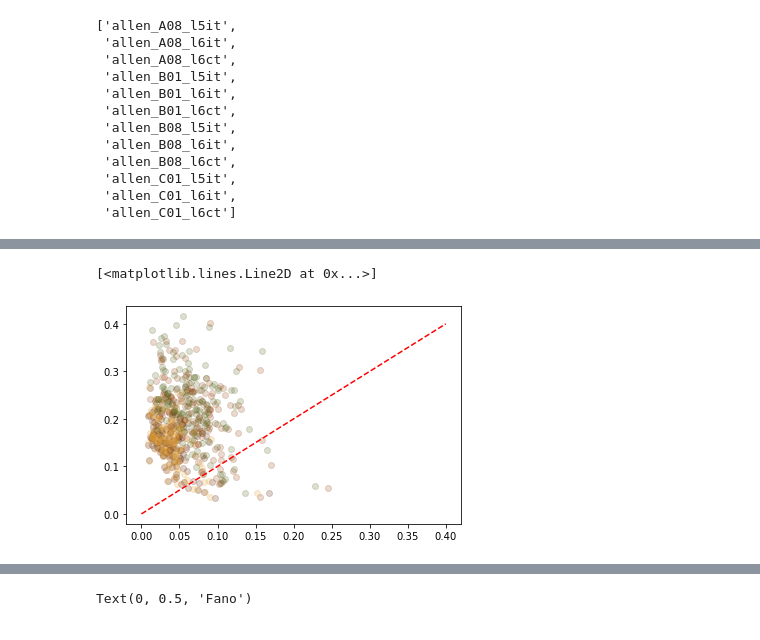
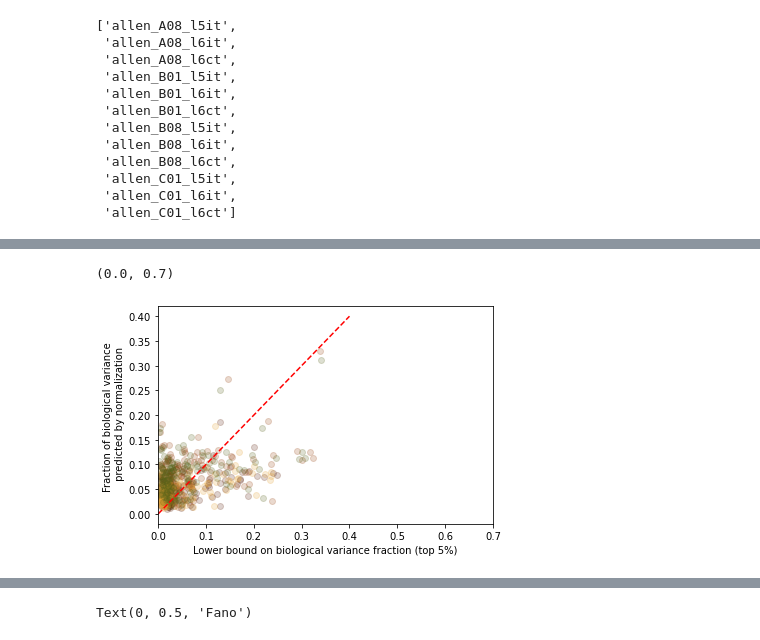
Before and after one commit to gennadygorin/seq-cme-technoise, a Jupyter notebook: gg220601_allen_cellsubtypes_fit.ipynb, the cells around one changed output, grey strips where cells are left out. Saved outputs shown, nothing was run; the diff lists cells and outputs as text; code cells hidden in the pictures.

```diff
--- a/gg220601_allen_cellsubtypes_fit.ipynb
+++ b/gg220601_allen_cellsubtypes_fit.ipynb
@@ -348 +417,7 @@ f_tech_naive = np.asarray(f_tech_naive)
 f_mech = np.asarray(f_mech)
+# %%
+f_tech_naive = []
+for j in range(4):
+    S_d = np.hstack((S_[3*j],S_[3*j+1], S_[3*j+2]))
+    f_tech_naive.append(get_noise_decomp_(S_d,pcount=0,knee_thr=1e3)[:,0])
+f_tech_naive = np.asarray(f_tech_naive)
@@ -380,0 +549,2 @@ vclus = np.asarray(vclus)
+# %%
+f_mech_true = np.asarray(f_mech_true)
@@ -398,12 +578,12 @@ f_mech.shape
 # %%
-for j in range(4):
-    S_d = np.hstack((S_[3*j],S_[3*j+1], S_[3*j+2])).mean(1)
-    x = vclus[j]/varg[j]
-    y = f_mech[j*3]
-    q = np.quantile(S_d,0)
-    gf = S_d>q
-    plt.scatter(x[gf],y[gf],color=Degas[j],alpha=0.2)
-    xl = [0,0.4]
-plt.xlabel('Lower bound on biological variance fraction')
-plt.ylabel('Amount of biological variance predicted by model')
-plt.plot(xl,xl,'r--')
+# for j in range(4):
+#     S_d = np.hstack((S_[3*j],S_[3*j+1], S_[3*j+2])).mean(1)
+#     x = vclus[j]/varg[j]
+#     y = f_mech[j*3]
+#     q = np.quantile(S_d,0)
+#     gf = S_d>q
+#     plt.scatter(x[gf],y[gf],color=Degas[j],alpha=0.2)
+#     xl = [0,0.4]
+# plt.xlabel('Lower bound on biological variance fraction')
+# plt.ylabel('Amount of biological variance predicted by model')
+# plt.plot(xl,xl,'r--')
@@ -413,13 +590,14 @@ plt.plot(xl,xl,'r--')
 # %%
 for j in range(4):
     S_d = np.hstack((S_[3*j],S_[3*j+1], S_[3*j+2])).mean(1)
-    x = vclus[j]/varg[j]
-    y = 1-f_tech_[j]
+    x = f_modelfree[j]
+    y = f_tech_naive[j]
     q = np.quantile(S_d,0)
     gf = S_d>q
     plt.scatter(x[gf],y[gf],color=Degas[j],alpha=0.2)
     xl = [0,0.4]
 plt.xlabel('Lower bound on biological variance fraction')
-plt.ylabel('Fraction of biological variance predicted by normalization')
+plt.ylabel('Fraction of biological variance \n predicted by normalization')
 plt.plot(xl,xl,'r--')
+plt.xlim([0,0.7])
 # %% [output]
@@ -428,16 +606,20 @@ plt.plot(xl,xl,'r--')
 # %%
 for j in range(4):
     S_d = np.hstack((S_[3*j],S_[3*j+1], S_[3*j+2])).mean(1)
-    x = 1-f_tech_[j]
-    y = vclus[j]/varg[j]
+    x = f_modelfree[j]
+    y = f_tech_naive[j]
     q = np.quantile(S_d,0.95)
     gf = S_d>q
     plt.scatter(x[gf],y[gf],color=Degas[j],alpha=0.2)
     xl = [0,0.4]
 plt.plot(xl,xl,'r--')
+plt.xlabel('Lower bound on biological variance fraction (top 5%)')
+plt.ylabel('Fraction of biological variance \n predicted by normalization')
+
+plt.xlim([0,0.7])
 # %% [output]
-[<matplotlib.lines.Line2D at 0x...>]
+(0.0, 0.7)
-[figure, old version]
+[figure, new version]
 # %%
 q
 # %% [output]
```
Also changed, not shown: parts of 45 cells of this notebook, 1 other file.
